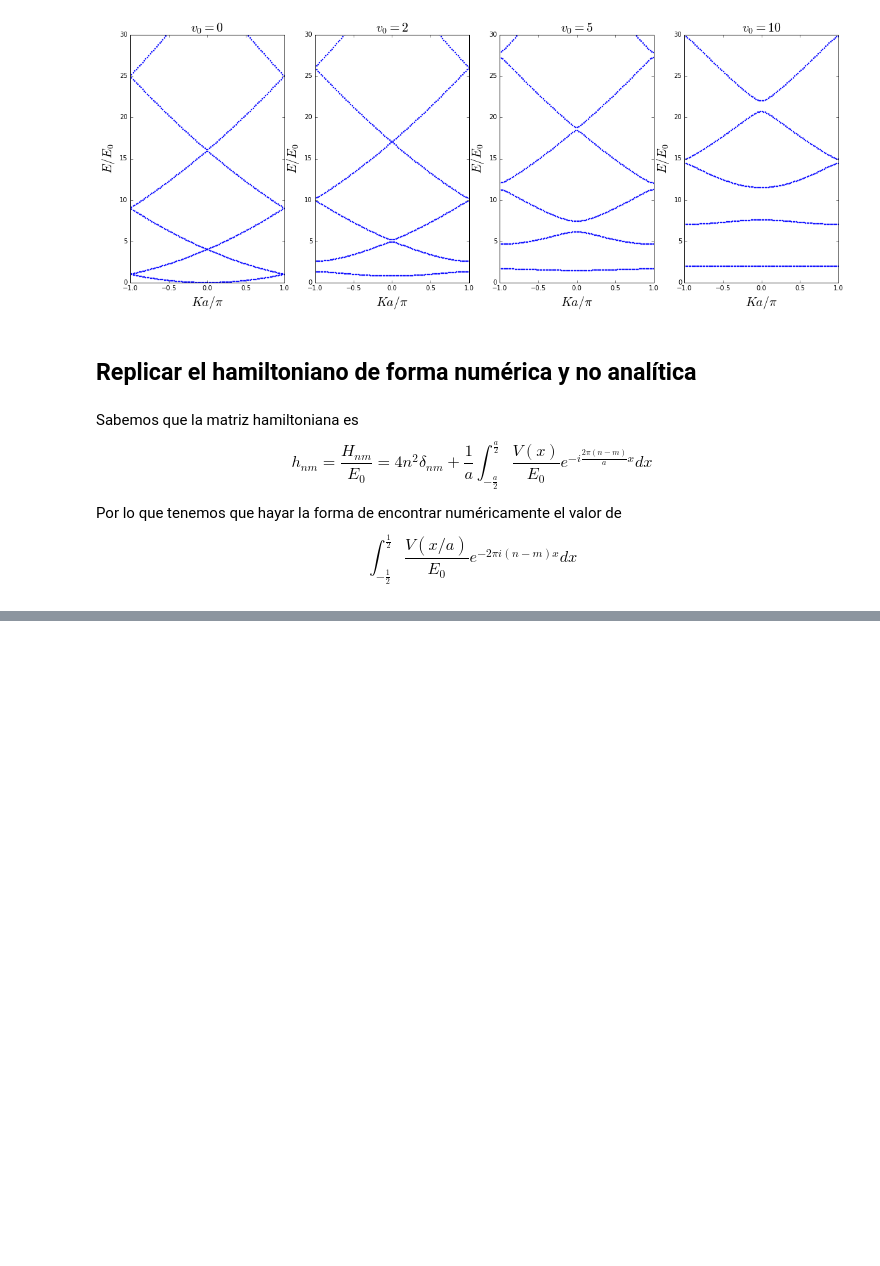
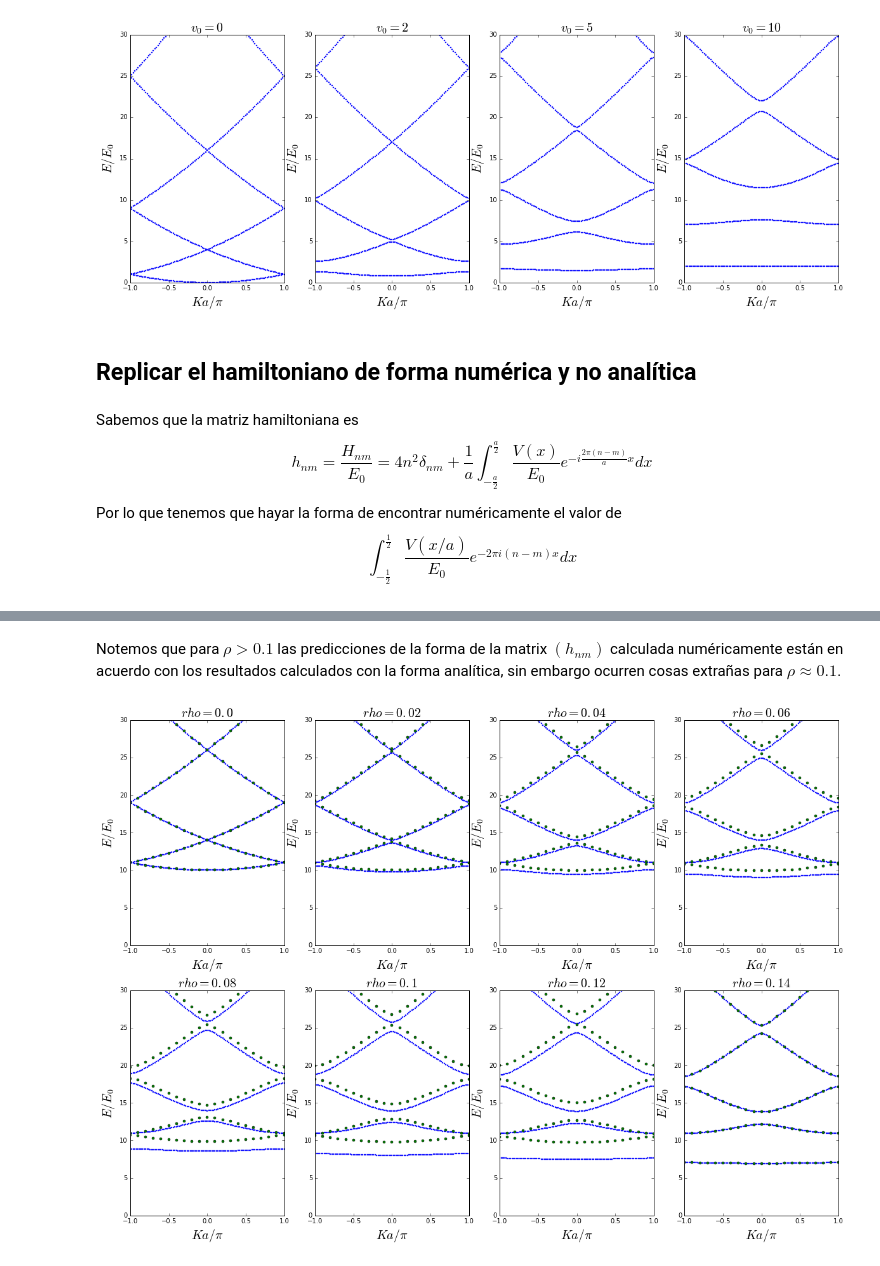
Before and after one commit to diegohdzrjk/Proyecto-Computacional, a Jupyter notebook: Kronig_Penny_model_1D_numeric.ipynb, the cells around one changed output, grey strips where cells are left out. Drawn from its saved outputs; the diff is of its cells as text; code cells hidden in the pictures; blank space fills up the shorter version.

```diff
--- a/Kronig_Penny_model_1D_numeric.ipynb
+++ b/Kronig_Penny_model_1D_numeric.ipynb
@@ -135,0 +219,36 @@ print LA.norm(real_v_nm(1, 0.5, n)-np.real(pot_nm(1, 0.5, n)))
+# %% [markdown]
+Notemos que para $\rho > 0.1$ las predicciones de la forma de la matrix $(h_{nm})$ calculada numéricamente están en acuerdo con los resultados calculados con la forma analítica, sin embargo ocurren cosas extrañas para $\rho \approx 0.1$.
+# %%
+fig = figure(figsize=(20,14))
+ax = fig.add_subplot(241)
+bx = fig.add_subplot(242)
+cx = fig.add_subplot(243)
+dx = fig.add_subplot(244)
+ex = fig.add_subplot(245)
+fx = fig.add_subplot(246)
+gx = fig.add_subplot(247)
+hx = fig.add_subplot(248)
+
+Ka_vals = 101
+Ka_vals_numeric = 21
+N = 10
+N_numeric = 10
+v0 = 10
+rhos = [0.00, 0.02, 0.04, 0.06,
+        0.08, 0.10, 0.12, 0.14]
+
+Energies = np.zeros((Ka_vals, 2*N+1))
+Energies_numeric = np.zeros((Ka_vals_numeric, 2*N+1))
+graphs = [ax,bx,cx,dx,ex,fx,gx,hx]
+
+for i in range(len(graphs)):
+    Energies = ParseKa(Ka_vals, N, v0, rhos[i])
+    Energies_numeric = ParseKa_numeric(Ka_vals_numeric, N, v0, rhos[i])
+    graphs[i].plot(Energies[0,:], Energies[1,:], '.', markersize=4, label="$(h_{nm})\ Analitic$")
+    graphs[i].plot(Energies_numeric[0,:], Energies_numeric[1,:],  'o',markersize=4, label="$(h_{nm})\ Numeric$")
+    graphs[i].set_title("$rho = "+str(rhos[i])+"$", fontsize=20)
+    graphs[i].set_ylim(0,30)
+    graphs[i].set_xlabel("$Ka/\pi$", fontsize=20)
+    graphs[i].set_ylabel("$E/E_0$", fontsize=20)
+# %% [output]
+[figure, added]
```
Also changed, not shown: parts of 12 cells of this notebook.
